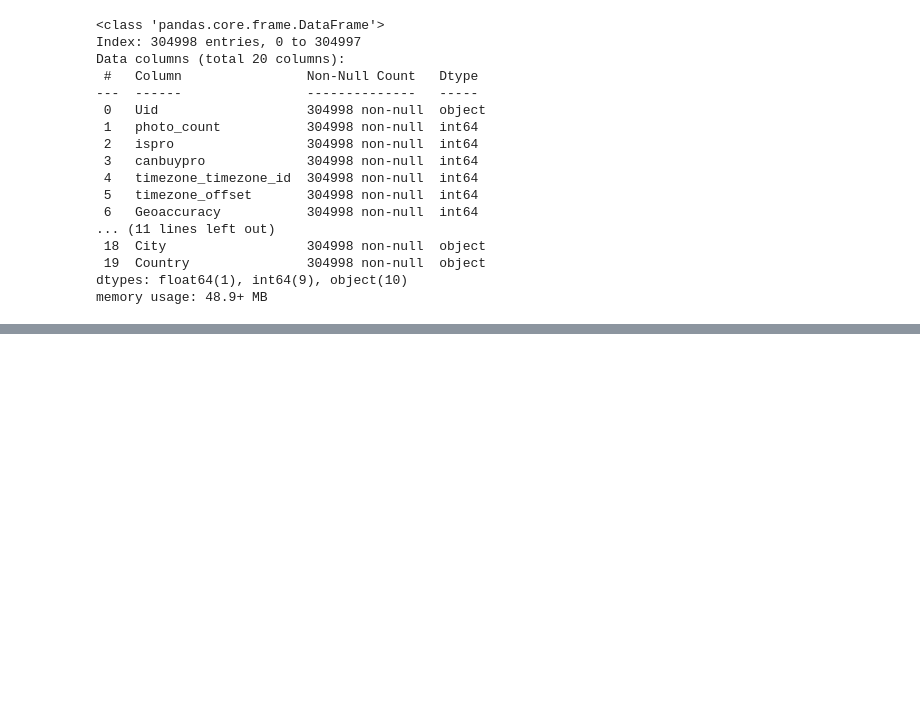
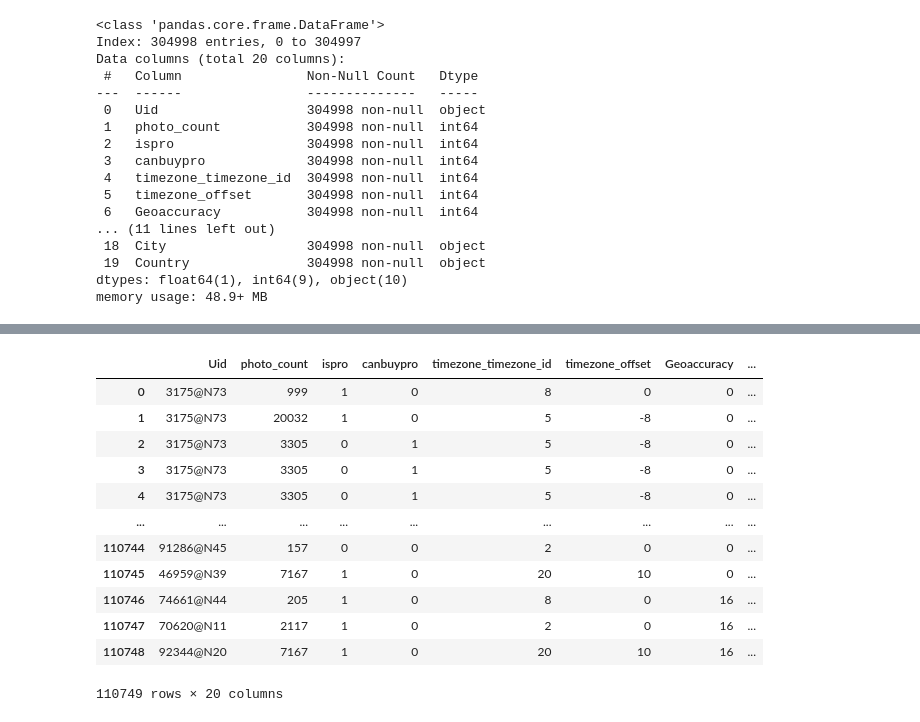
Before and after one commit to allenkuncheria/Social-Media-Popularity-Prediction-using-Multimodal-Deep-Learning, a Jupyter notebook: Social Features.ipynb, the cells around one changed output, grey strips where cells are left out. Saved outputs shown, nothing was run; the diff lists cells and outputs as text; code cells hidden in the pictures; blank space fills up the shorter version.

```diff
--- a/Social Features.ipynb
+++ b/Social Features.ipynb
@@ -956,0 +1001,2 @@ memory usage: 48.9+ MB
+# %%
+df_sample = df_sample.reset_index(drop=True)
@@ -956,0 +1008,19 @@ memory usage: 48.9+ MB
+# %%
+df_sample = df_sample[df_sample['Uid'].duplicated(keep=False)]
+df_sample = df_sample.reset_index(drop=True)
+# %%
+df_sample
+# %% [output]
+|  | Uid | photo_count | ispro | canbuypro | timezone_timezone_id | timezone_offset | Geoaccuracy | ... |
+| 0 | 3175@N73 | 999 | 1 | 0 | 8 | 0 | 0 | ... |
+| 1 | 3175@N73 | 20032 | 1 | 0 | 5 | -8 | 0 | ... |
+| 2 | 3175@N73 | 3305 | 0 | 1 | 5 | -8 | 0 | ... |
+| 3 | 3175@N73 | 3305 | 0 | 1 | 5 | -8 | 0 | ... |
+| 4 | 3175@N73 | 3305 | 0 | 1 | 5 | -8 | 0 | ... |
+| ... | ... | ... | ... | ... | ... | ... | ... | ... |
+| 110744 | 91286@N45 | 157 | 0 | 0 | 2 | 0 | 0 | ... |
+| 110745 | 46959@N39 | 7167 | 1 | 0 | 20 | 10 | 0 | ... |
+| 110746 | 74661@N44 | 205 | 1 | 0 | 8 | 0 | 16 | ... |
+| 110747 | 70620@N11 | 2117 | 1 | 0 | 2 | 0 | 16 | ... |
+| 110748 | 92344@N20 | 7167 | 1 | 0 | 20 | 10 | 16 | ... |
+110749 rows × 20 columns
```
Also changed, not shown: parts of 7 cells of this notebook, 1 other file.
